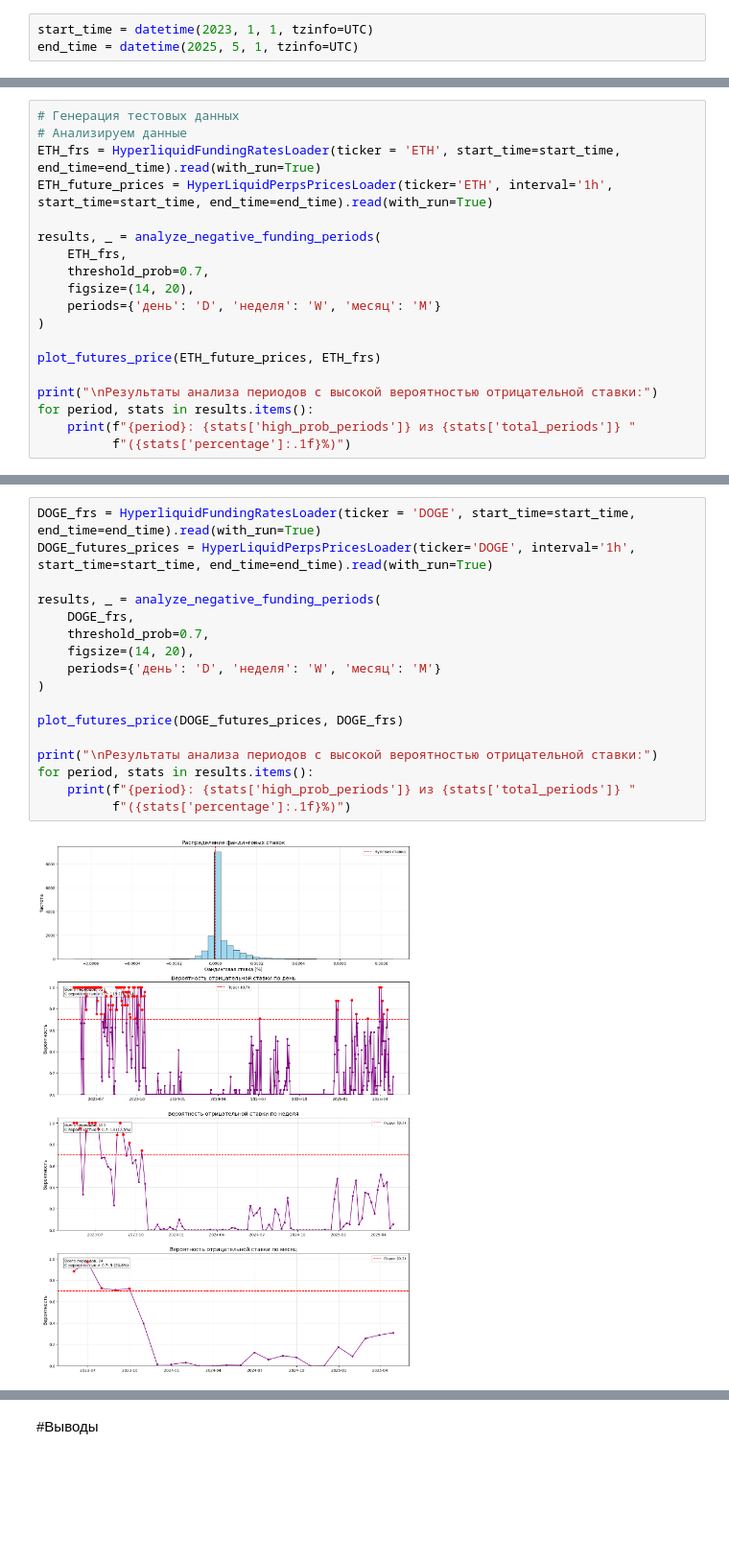
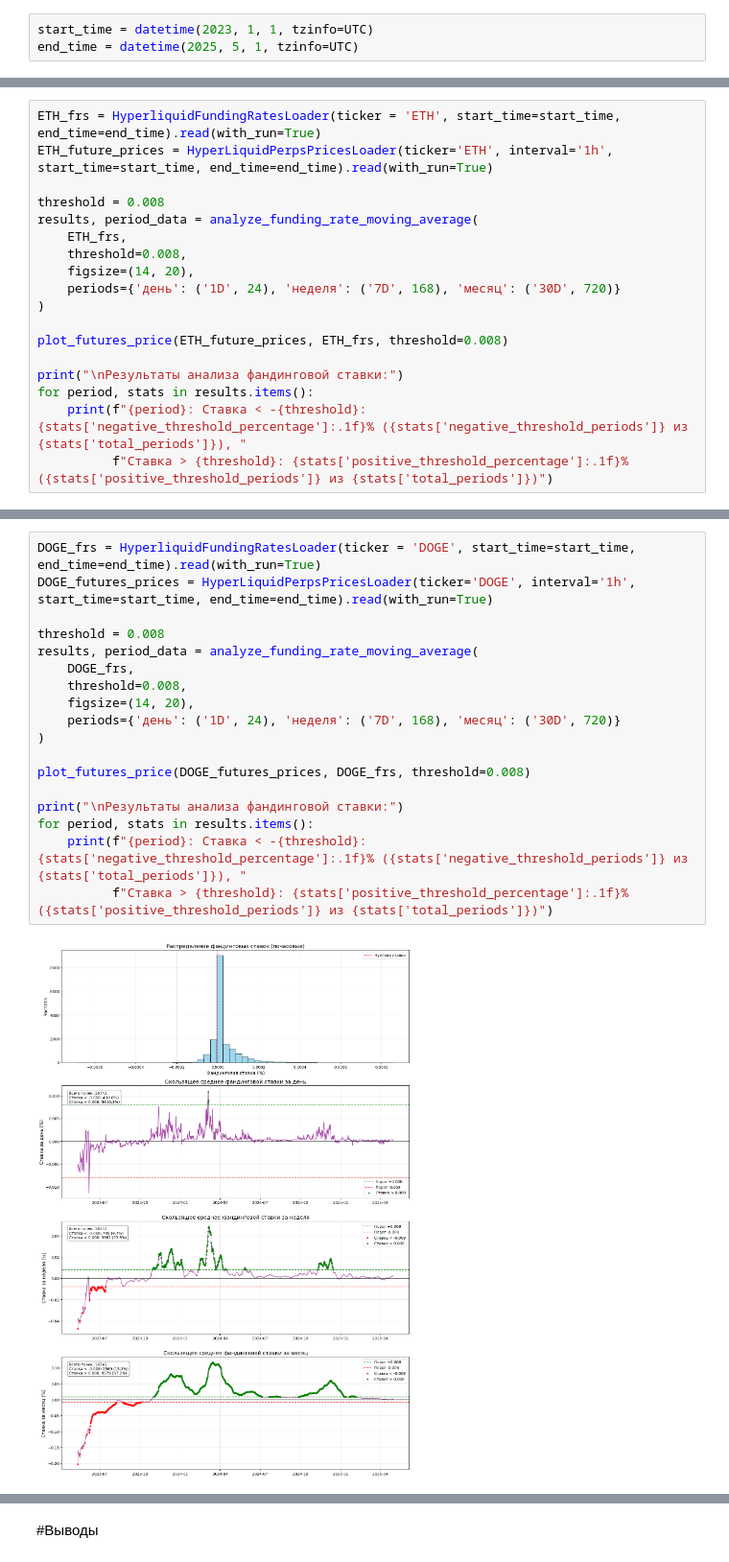
Before and after one commit to pudovikoff/crypto_strategy, a Jupyter notebook: managed_basis_strategy/Funding_rate_analyze.ipynb, the cells around one changed output, grey strips where cells are left out. Shown at 96% size. Drawn from its saved outputs; the diff is of its cells as text; blank space fills up the shorter version.

```diff
--- a/managed_basis_strategy/Funding_rate_analyze.ipynb
+++ b/managed_basis_strategy/Funding_rate_analyze.ipynb
@@ -205,20 +477,19 @@ def plot_futures_price(futures_df, rate_df=None, rate_col='rate', price_col='pri
 # %%
-# Генерация тестовых данных
-# Анализируем данные
 ETH_frs = HyperliquidFundingRatesLoader(ticker = 'ETH', start_time=start_time, end_time=end_time).read(with_run=True)
 ETH_future_prices = HyperLiquidPerpsPricesLoader(ticker='ETH', interval='1h', start_time=start_time, end_time=end_time).read(with_run=True)
 
-results, _ = analyze_negative_funding_periods(
+threshold = 0.008
+results, period_data = analyze_funding_rate_moving_average(
     ETH_frs,
-    threshold_prob=0.7,
+    threshold=0.008,
     figsize=(14, 20),
-    periods={'день': 'D', 'неделя': 'W', 'месяц': 'M'}
+    periods={'день': ('1D', 24), 'неделя': ('7D', 168), 'месяц': ('30D', 720)}
 )
 
-plot_futures_price(ETH_future_prices, ETH_frs)
+plot_futures_price(ETH_future_prices, ETH_frs, threshold=0.008)
 
-print("\nРезультаты анализа периодов с высокой вероятностью отрицательной ставки:")
+print("\nРезультаты анализа фандинговой ставки:")
 for period, stats in results.items():
-    print(f"{period}: {stats['high_prob_periods']} из {stats['total_periods']} "
-          f"({stats['percentage']:.1f}%)")
+    print(f"{period}: Ставка < -{threshold}: {stats['negative_threshold_percentage']:.1f}% ({stats['negative_threshold_periods']} из {stats['total_periods']}), "
+          f"Ставка > {threshold}: {stats['positive_threshold_percentage']:.1f}% ({stats['positive_threshold_periods']} из {stats['total_periods']})")
 # %% [output]
@@ -231,19 +502,20 @@ for period, stats in results.items():
 # %%
 DOGE_frs = HyperliquidFundingRatesLoader(ticker = 'DOGE', start_time=start_time, end_time=end_time).read(with_run=True)
 DOGE_futures_prices = HyperLiquidPerpsPricesLoader(ticker='DOGE', interval='1h', start_time=start_time, end_time=end_time).read(with_run=True)
 
-results, _ = analyze_negative_funding_periods(
+threshold = 0.008
+results, period_data = analyze_funding_rate_moving_average(
     DOGE_frs,
-    threshold_prob=0.7,
+    threshold=0.008,
     figsize=(14, 20),
-    periods={'день': 'D', 'неделя': 'W', 'месяц': 'M'}
+    periods={'день': ('1D', 24), 'неделя': ('7D', 168), 'месяц': ('30D', 720)}
 )
 
-plot_futures_price(DOGE_futures_prices, DOGE_frs)
+plot_futures_price(DOGE_futures_prices, DOGE_frs, threshold=0.008)
 
-print("\nРезультаты анализа периодов с высокой вероятностью отрицательной ставки:")
+print("\nРезультаты анализа фандинговой ставки:")
 for period, stats in results.items():
-    print(f"{period}: {stats['high_prob_periods']} из {stats['total_periods']} "
-          f"({stats['percentage']:.1f}%)")
+    print(f"{period}: Ставка < -{threshold}: {stats['negative_threshold_percentage']:.1f}% ({stats['negative_threshold_periods']} из {stats['total_periods']}), "
+          f"Ставка > {threshold}: {stats['positive_threshold_percentage']:.1f}% ({stats['positive_threshold_periods']} из {stats['total_periods']})")
 # %% [output]
-[figure, old version]
+[figure, new version]
```
Also changed, not shown: parts of 21 cells of this notebook.
